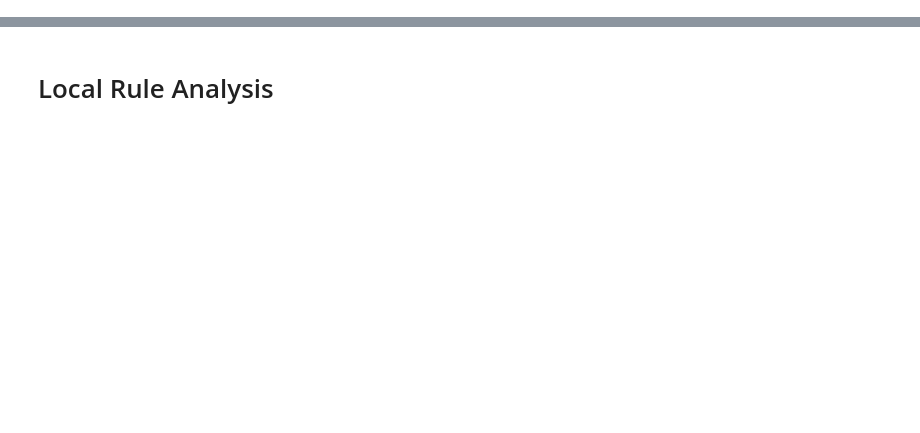
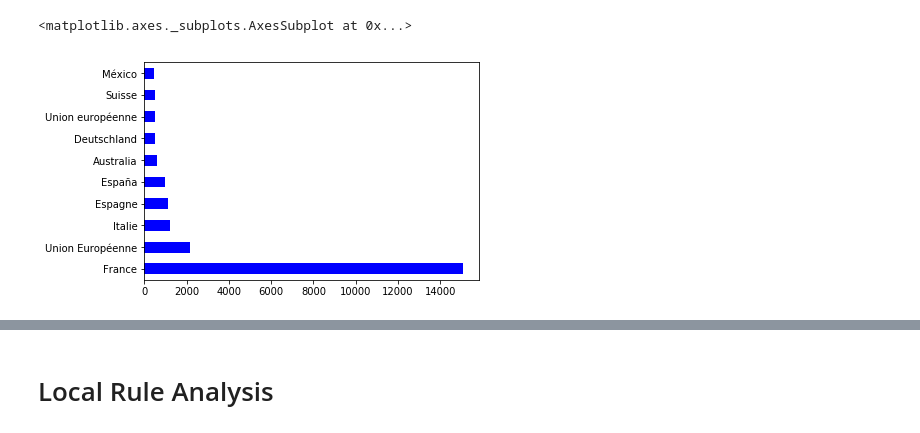
Before and after one commit to lanzrein/ada_project, a Jupyter notebook: JupiterAllmightyMicron.ipynb, the cells around one changed output, grey strips where cells are left out. Drawn from its saved outputs; the diff is of its cells as text; code cells hidden in the pictures; blank space fills up the shorter version.

```diff
--- a/JupiterAllmightyMicron.ipynb
+++ b/JupiterAllmightyMicron.ipynb
@@ -30 +33,11 @@ data_categories_exploded.head()
 dtype: object
+# %%
+data_origins=data.origins.dropna().str.split(',')
+data_origins_exploded=data_origins.apply(pd.Series).unstack().dropna()
+# %%
+data_origins_exploded=data_origins_exploded.map(lambda x: x.lstrip(' (').rstrip(' ).¨'))
+# %%
+data_origins_exploded.value_counts().head(10).plot(kind='barh',color='b')
+# %% [output]
+<matplotlib.axes._subplots.AxesSubplot at 0x...>
+[figure, added]
```
Also changed, not shown: parts of 29 cells of this notebook.
